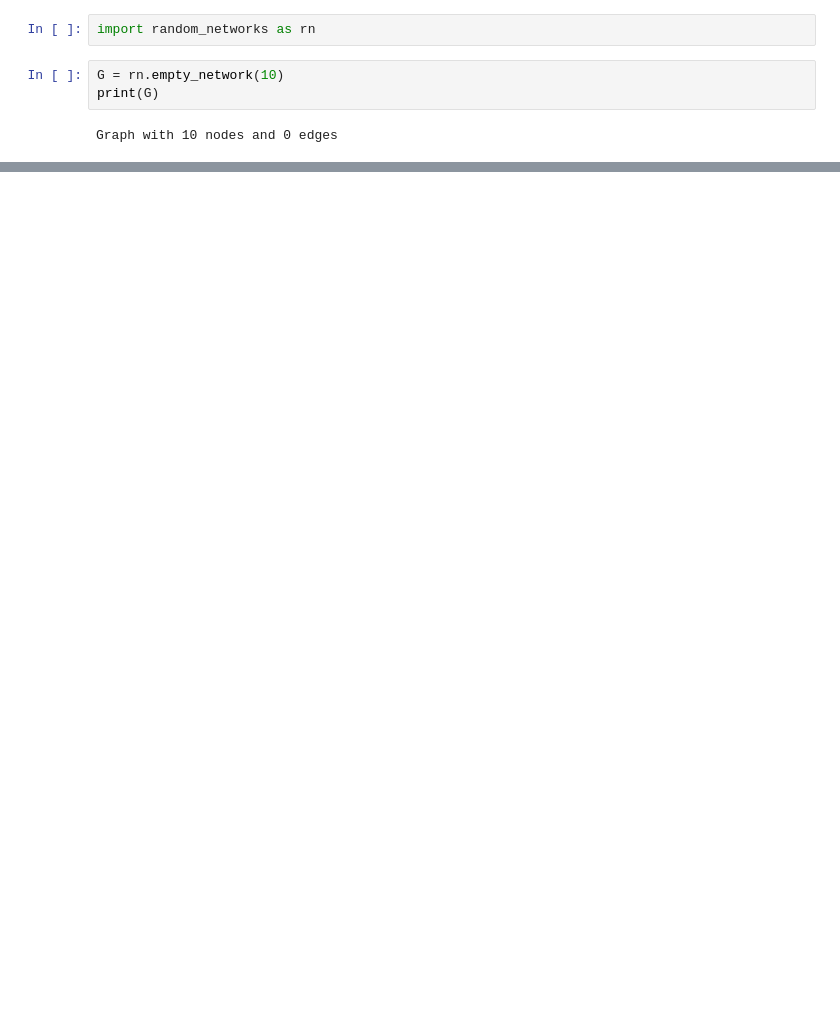
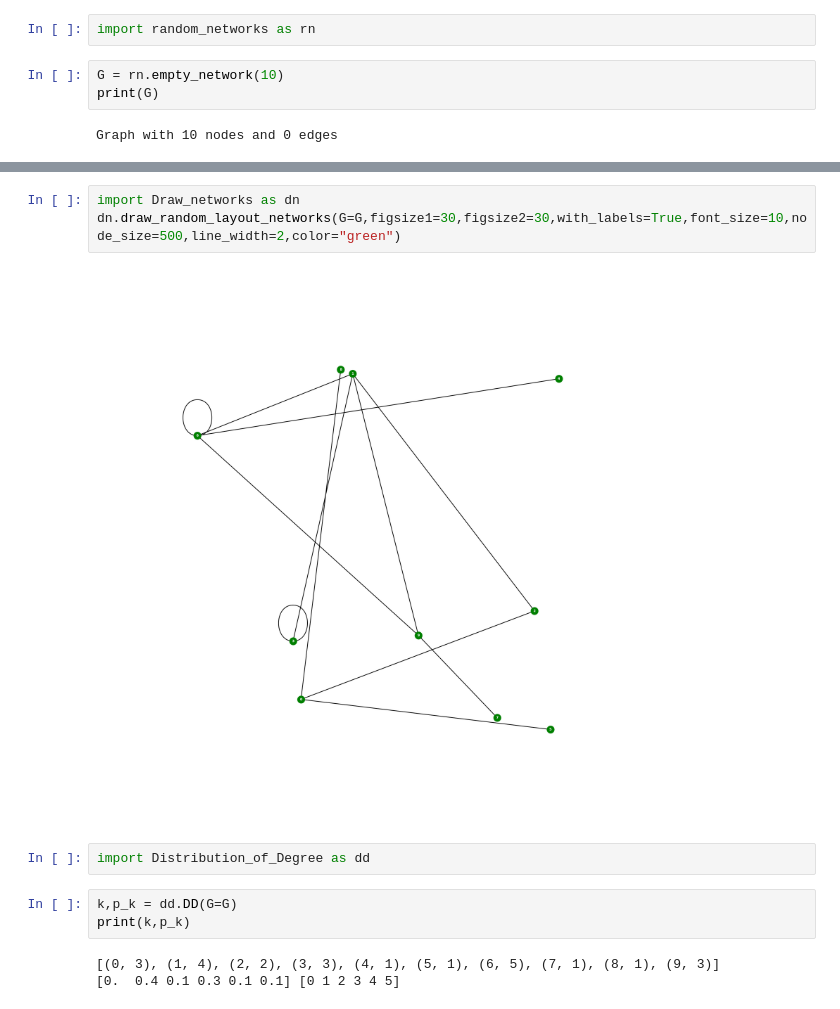
Before and after one commit to 656756130/Network_basementlearning, a Jupyter notebook: package/package_test.ipynb, the cells around one changed output, grey strips where cells are left out. Cells and saved outputs as stored; diff of their text form; blank space fills up the shorter version.

```diff
--- a/package/package_test.ipynb
+++ b/package/package_test.ipynb
@@ -40,0 +30,13 @@ plt.show()
+# %%
+import Draw_networks as dn
+dn.draw_random_layout_networks(G=G,figsize1=30,figsize2=30,with_labels=True,font_size=10,node_size=500,line_width=2,color="green")
+# %% [output]
+[figure, added]
+# %%
+import Distribution_of_Degree as dd
+# %%
+k,p_k = dd.DD(G=G)
+print(k,p_k)
+# %% [output]
+[(0, 3), (1, 4), (2, 2), (3, 3), (4, 1), (5, 1), (6, 5), (7, 1), (8, 1), (9, 3)]
+[0.  0.4 0.1 0.3 0.1 0.1] [0 1 2 3 4 5]
```
Also changed, not shown: parts of 2 cells of this notebook, 2 other files.
